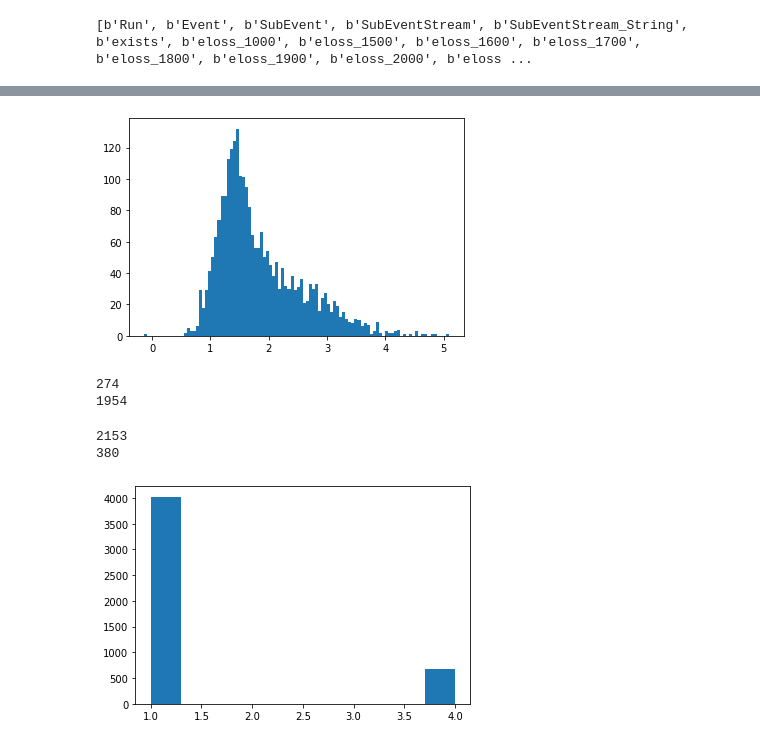
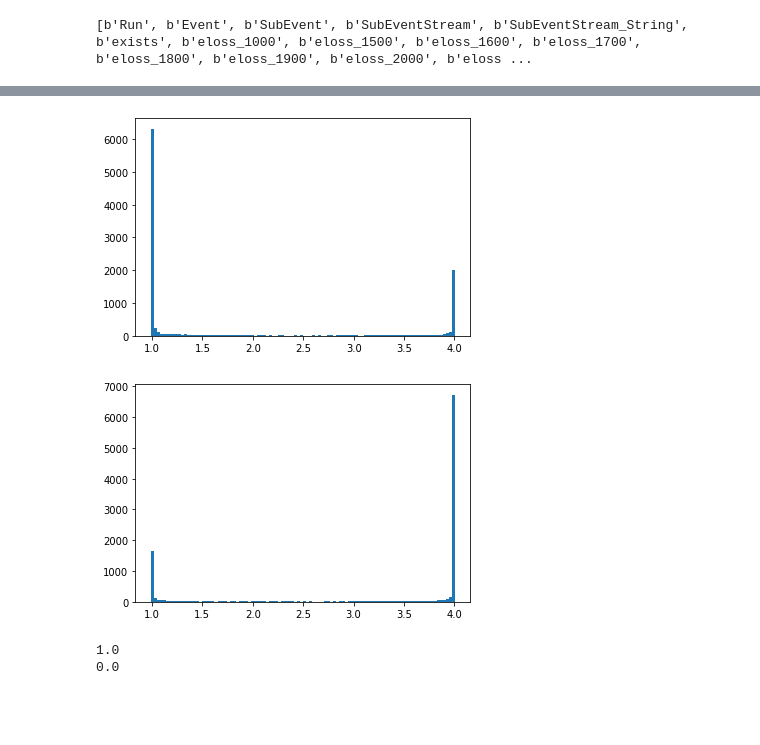
Before and after one commit to andyPhysics/CosmicRay, a Jupyter notebook: ipython_curvature/Curvature_NN.ipynb, the cells around one changed output, grey strips where cells are left out. Drawn from its saved outputs; the diff is of its cells as text; code cells hidden in the pictures; blank space fills up the shorter version.

```diff
--- a/ipython_curvature/Curvature_NN.ipynb
+++ b/ipython_curvature/Curvature_NN.ipynb
@@ -18,6 +18,7 @@ from sklearn.preprocessing import scale
 # %%
 file = uproot.open('/home/andy/12360.root')
 file2 = uproot.open('/home/andy/12362.root')
+log_normal = np.load('log_normal.npz',allow_pickle=True,encoding='latin1')['arr_0'].item()
 # %%
 print(file['Stoch_Reco'].keys())
 # %% [output]
@@ -179,23 +167,25 @@ print(np.corrcoef(values))
 # %%
 import random
+from sklearn.model_selection import train_test_split
+from sklearn.preprocessing import scale
+from sklearn.preprocessing import minmax_scale
+
 #model coinc:slc_charge,A,N,beta,energy_loss,stoch1,zenith
 #model not coinc:slc_charge,beta,A,zenith
-input_variable2_old = np.array(list(zip(slc_charge,A,energy_loss,beta,stoch1,S125)))[in_ice_cuts]
-output_new_old = mass[in_ice_cuts]
-energy_value = energy[in_ice_cuts]
+input_variable2_old = scale(np.array(list(zip(A,N,beta,S125,zenith,m,s)))[in_ice_cuts==False])
+output_new_old = mass[in_ice_cuts==False]
+energy_value = energy[in_ice_cuts==False]
 
-validation = []
-output = []
+index = range(len(output_new_old))
 
-for i in range(len(input_variable2_old)):
-    if random.random() < 0.1:
-        validation.append(i)
-    else:
-        output.append(i)
+output,validation,output_mass,validation_mass = train_test_split(index,output_new_old,test_size=0.1,random_state=42)
 
 validation_x = input_variable2_old[validation]
 validation_y = output_new_old[validation]
+validation_energy = energy_value[validation]
 input_variable = np.array(input_variable2_old)[output]
 output_new = np.array(output_new_old)[output]
 energy_value = energy_value[output]
+weights = np.array((qtot**0.5)[output])
+index = np.array(range(len(weights)))
 # %%
@@ -288,40 +278,23 @@ Epoch 10/10
 new_model = load_model('Mass_model_best.h5')
 predict = new_model.predict(validation_x)
 # %%
-plt.hist(predict,bins=100)
+plt.hist(predict[validation_y==1],bins=100)
+plt.show()
+plt.hist(predict[validation_y==4],bins=100)
 plt.show()
 count = 0
-for i in predict[validation_y==4]>2.5:
-    if i:
+for i in predict[validation_y==4]:
+    if i > .5:
         count+=1
-print(count)
+print(count/len(validation_y[validation_y==4]))
 
 count = 0
-for i in predict[validation_y==1]<2.5:
-    if i:
+for i in predict[validation_y==1]:
+    if i <= .5:
         count+=1
-print(count)
+print(count/len(validation_y[validation_y==1]))
 # %% [output]
-[figure, old version]
+[figure, new version]
+[figure, added]
-274
-1954
+1.0
+0.0
-# %%
-count = 0
-for i in validation_y==1:
-    if i:
-        count+=1
-print(count)
-
-count = 0
-for i in validation_y==4:
-    if i:
-        count+=1
-print(count)
-# %% [output]
-2153
-380
-# %%
-plt.hist(test_labels)
-plt.show()
-# %% [output]
-[figure, removed]
```
Also changed, not shown: parts of 22 cells of this notebook, 2 other files.
